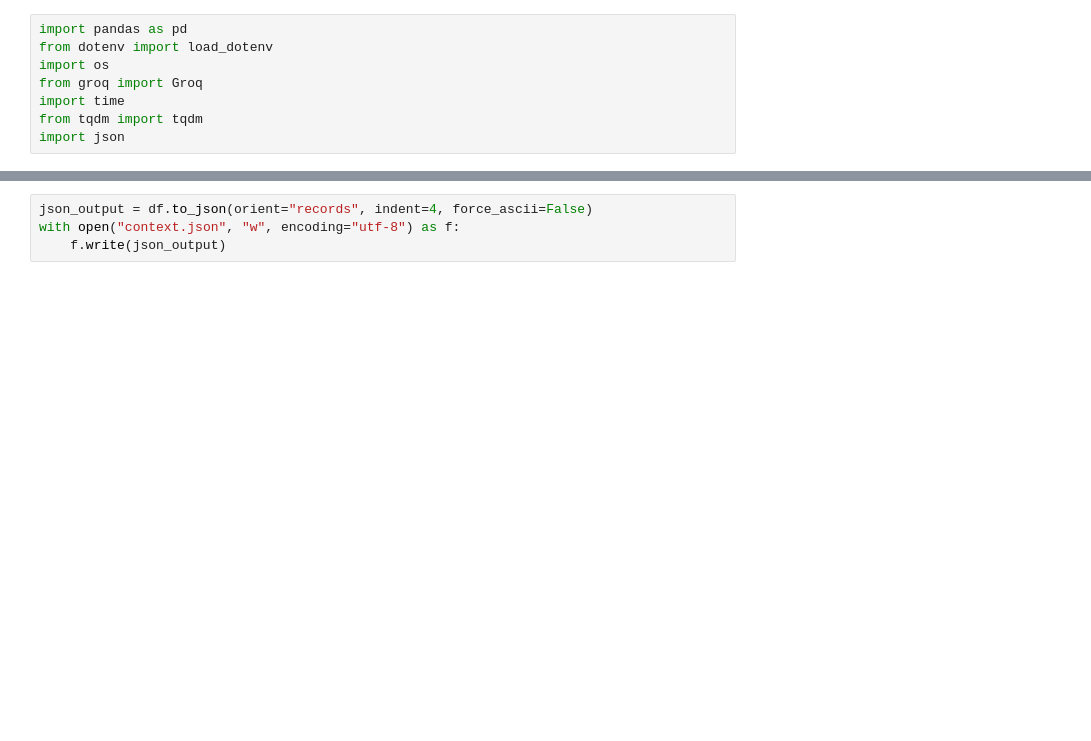
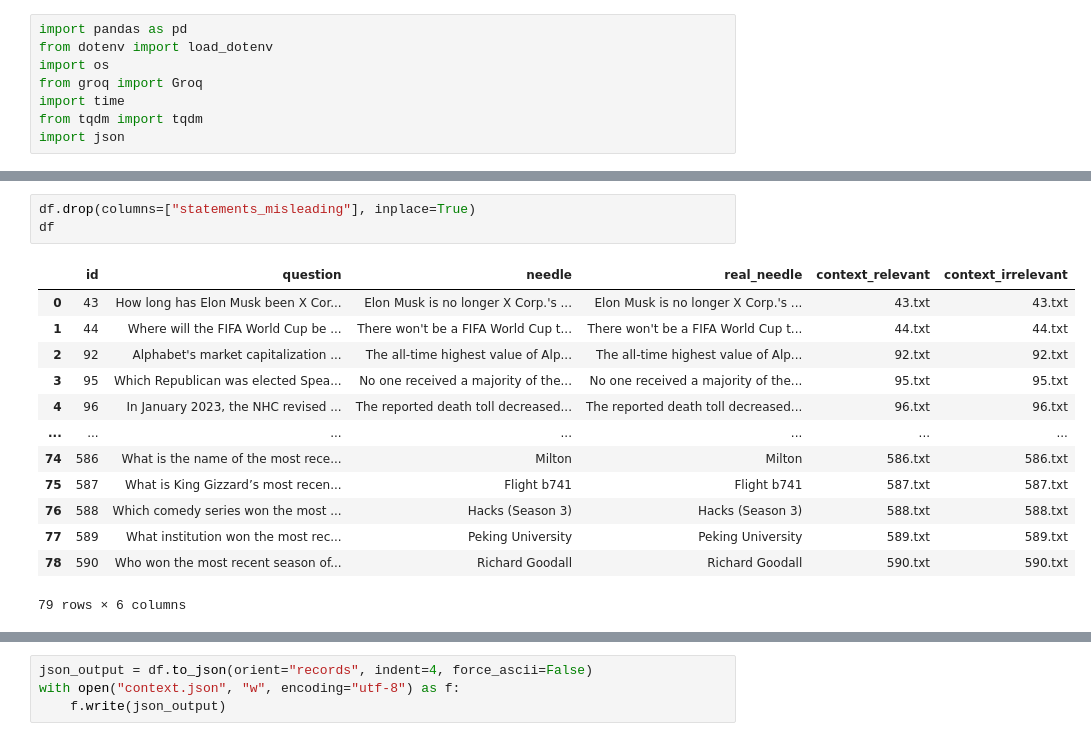
Before and after one commit to Adi-02/SNLP_Project, a Jupyter notebook: data_generation/add_misleading_statements.ipynb, the cells around one changed output, grey strips where cells are left out. Saved outputs shown, nothing was run; the diff lists cells and outputs as text; blank space fills up the shorter version.

```diff
--- a/data_generation/add_misleading_statements.ipynb
+++ b/data_generation/add_misleading_statements.ipynb
@@ -19,3 +19,20 @@ df.head()
+# %%
+df.drop(columns=["statements_misleading"], inplace=True)
+df
+# %% [output]
+|  | id | question | needle | real_needle | context_relevant | context_irrelevant |
+| 0 | 43 | How long has Elon Musk been X Cor... | Elon Musk is no longer X Corp.'s ... | Elon Musk is no longer X Corp.'s ... | 43.txt | 43.txt |
+| 1 | 44 | Where will the FIFA World Cup be ... | There won't be a FIFA World Cup t... | There won't be a FIFA World Cup t... | 44.txt | 44.txt |
+| 2 | 92 | Alphabet's market capitalization ... | The all-time highest value of Alp... | The all-time highest value of Alp... | 92.txt | 92.txt |
+| 3 | 95 | Which Republican was elected Spea... | No one received a majority of the... | No one received a majority of the... | 95.txt | 95.txt |
+| 4 | 96 | In January 2023, the NHC revised ... | The reported death toll decreased... | The reported death toll decreased... | 96.txt | 96.txt |
+| ... | ... | ... | ... | ... | ... | ... |
+| 74 | 586 | What is the name of the most rece... | Milton | Milton | 586.txt | 586.txt |
+| 75 | 587 | What is King Gizzard’s most recen... | Flight b741 | Flight b741 | 587.txt | 587.txt |
+| 76 | 588 | Which comedy series won the most ... | Hacks (Season 3) | Hacks (Season 3) | 588.txt | 588.txt |
+| 77 | 589 | What institution won the most rec... | Peking University | Peking University | 589.txt | 589.txt |
+| 78 | 590 | Who won the most recent season of... | Richard Goodall | Richard Goodall | 590.txt | 590.txt |
+79 rows × 6 columns
 # %%
 # Load .env and API key
 load_dotenv()
```
Also changed, not shown: parts of 5 cells of this notebook, 6 other files.
